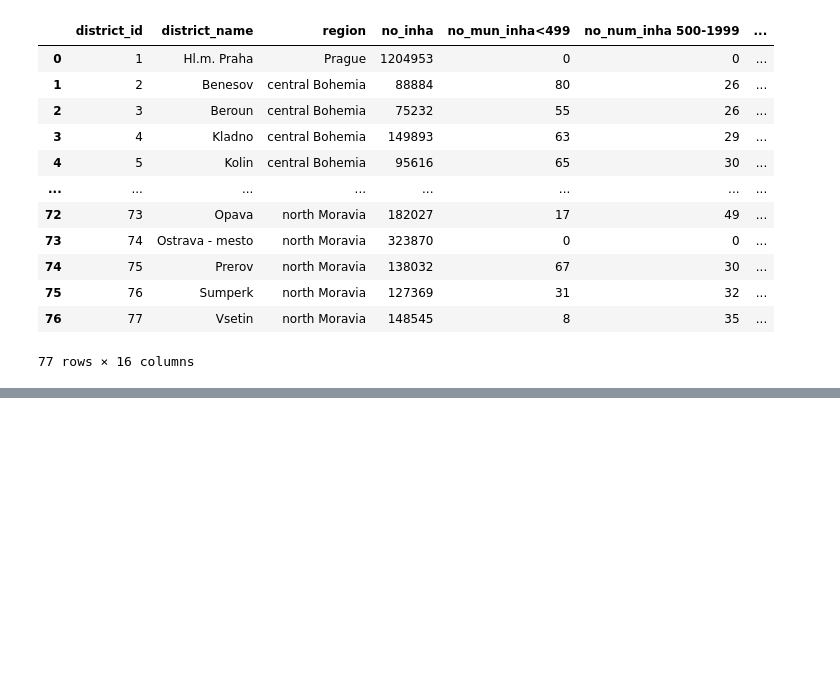
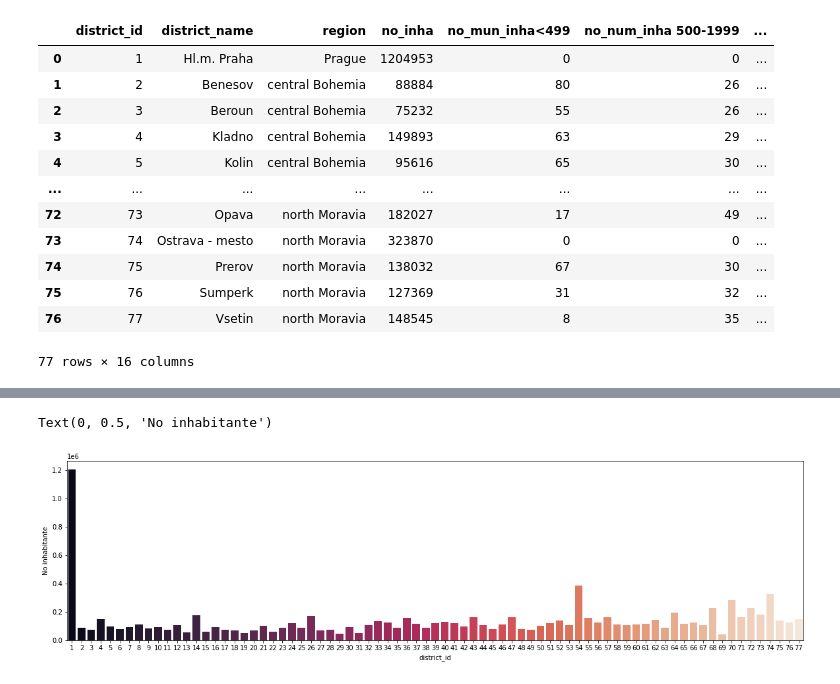
Before and after one commit to bosshentai/MachineLearning, a Jupyter notebook: Challenge/5.district.ipynb, the cells around one changed output, grey strips where cells are left out. Cells and saved outputs as stored; diff of their text form; code cells hidden in the pictures; blank space fills up the shorter version.

```diff
--- a/Challenge/5.district.ipynb
+++ b/Challenge/5.district.ipynb
@@ -65,0 +108,11 @@ district
+# %%
+# bar graphics
+
+x_bar = district["district_id"]
+y_bar = district["no_inha"]
+plt.figure(figsize=(20,5))
+sns.barplot(x=x_bar,y=y_bar,palette="rocket")
+plt.ylabel("No inhabitante")
+# %% [output]
+Text(0, 0.5, 'No inhabitante')
+[figure, added]
```
Also changed, not shown: parts of 9 cells of this notebook.
